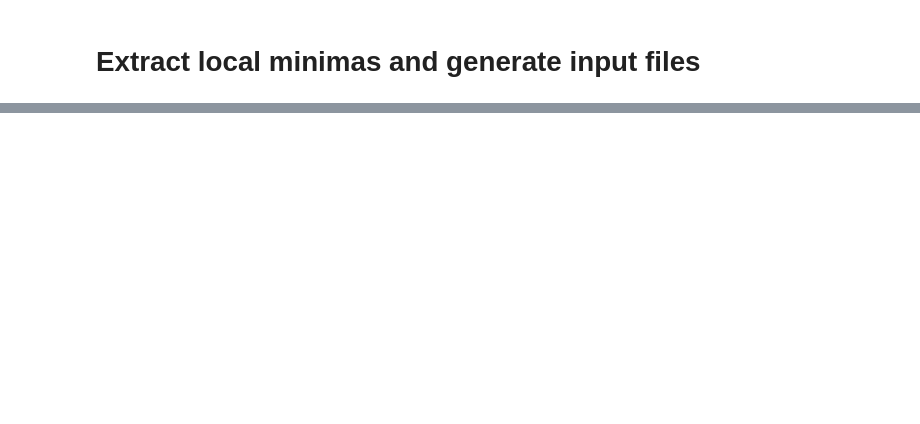
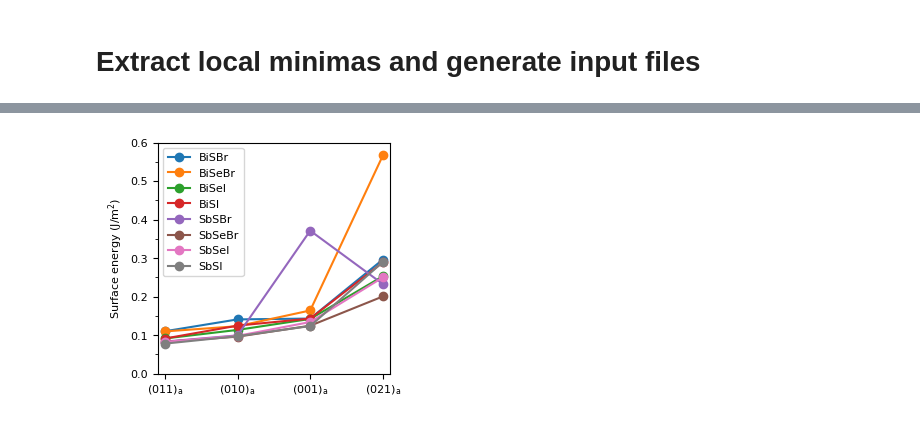
Before and after one commit to CibranLopez/SurfAIcing, a Jupyter notebook: iterate-slabs.ipynb, the cells around one changed output, grey strips where cells are left out. Saved outputs shown, nothing was run; the diff lists cells and outputs as text; code cells hidden in the pictures; blank space fills up the shorter version.

```diff
--- a/iterate-slabs.ipynb
+++ b/iterate-slabs.ipynb
@@ -139,0 +119,74 @@ slp.plot_ranking(surface_energies_of_formation,
+# %%
+import numpy             as np
+import matplotlib.pyplot as plt
+import pandas as pd
+
+def plot_materials(
+    data,
+    filename='materials.png',
+    figsize=(3, 3),
+    ylabel='Value',
+    dpi=300
+):
+
+    plt.figure(figsize=figsize)
+
+    for material in data.columns:
+        plt.plot(
+            range(len(data.index)),
+            data[material].values,
+            'o-',
+            label=material
+        )
+
+    # Format Miller indices
+    hkl = []
+    for label in data.index:
+        sp = label.split('_')
+        if len(sp) == 5:
+            h, k, l, _, i = sp
+            if int(i) < 10:
+                i = '0' + i
+        else:
+            h, k, l, i = sp
+        hkl.append(f'$\\mathregular{{({h}{k}{l})_{{{i}}}}}$')
+
+    plt.xlim(-0.1, len(data.index) -1 + 0.1)
+    plt.tick_params(bottom=True, left=True)
+    plt.ylim(0, 0.6)
+    plt.xticks(range(len(data.index)), hkl, rotation='horizontal')
+    plt.ylabel(ylabel)
+    plt.grid(False)
+    from matplotlib.ticker import MultipleLocator
+
+    ax = plt.gca()
+    ax.yaxis.set_major_locator(MultipleLocator(0.1))
+    ax.yaxis.set_minor_locator(MultipleLocator(0.05))
+
+    plt.legend(loc='best')
+
+    plt.savefig(filename, dpi=dpi, bbox_inches='tight')
+    plt.show()
+
+data = pd.DataFrame(
+    {
+        "BiSBr":  [0.110200348080715, 0.140988332672125, 0.143142645786765, 0.296539789789238],
+        "BiSeBr": [0.109749617381569, 0.123310839001083, 0.164204010372505, 0.566765544563390],
+        "BiSeI":  [0.0914072264721066, 0.113689200278146, 0.142200645666916, 0.253124814339922],
+        "BiSI":   [0.0912827619884776, 0.124799207395550, 0.143163059681579, 0.289140945155283],
+        "SbSBr":  [0.0833346576898917, 0.0994673672797144, 0.371439793216549, 0.232748491789582],
+        "SbSeBr": [0.0827167974876382, 0.0961211404140130, 0.124559834946533, 0.200627756732281],
+        "SbSeI":  [0.0826620423658792, 0.0982380097322544, 0.134145674058586, 0.250001358292077],
+        "SbSI":   [0.0780454270916133, 0.0974209577551224, 0.123695459685976, 0.290190735391304],
+    },
+    index=["0_1_1_a", "0_1_0_a", "0_0_1_a", "0_2_1_a"],
+)
+
+plot_materials(
+    data,
+    ylabel='Surface energy (J/m$^2$)',
+    filename='materials.png',
+    dpi=300
+)
+# %% [output]
+[figure, added]
```
Also changed, not shown: parts of 3 cells of this notebook, 9 other files.
